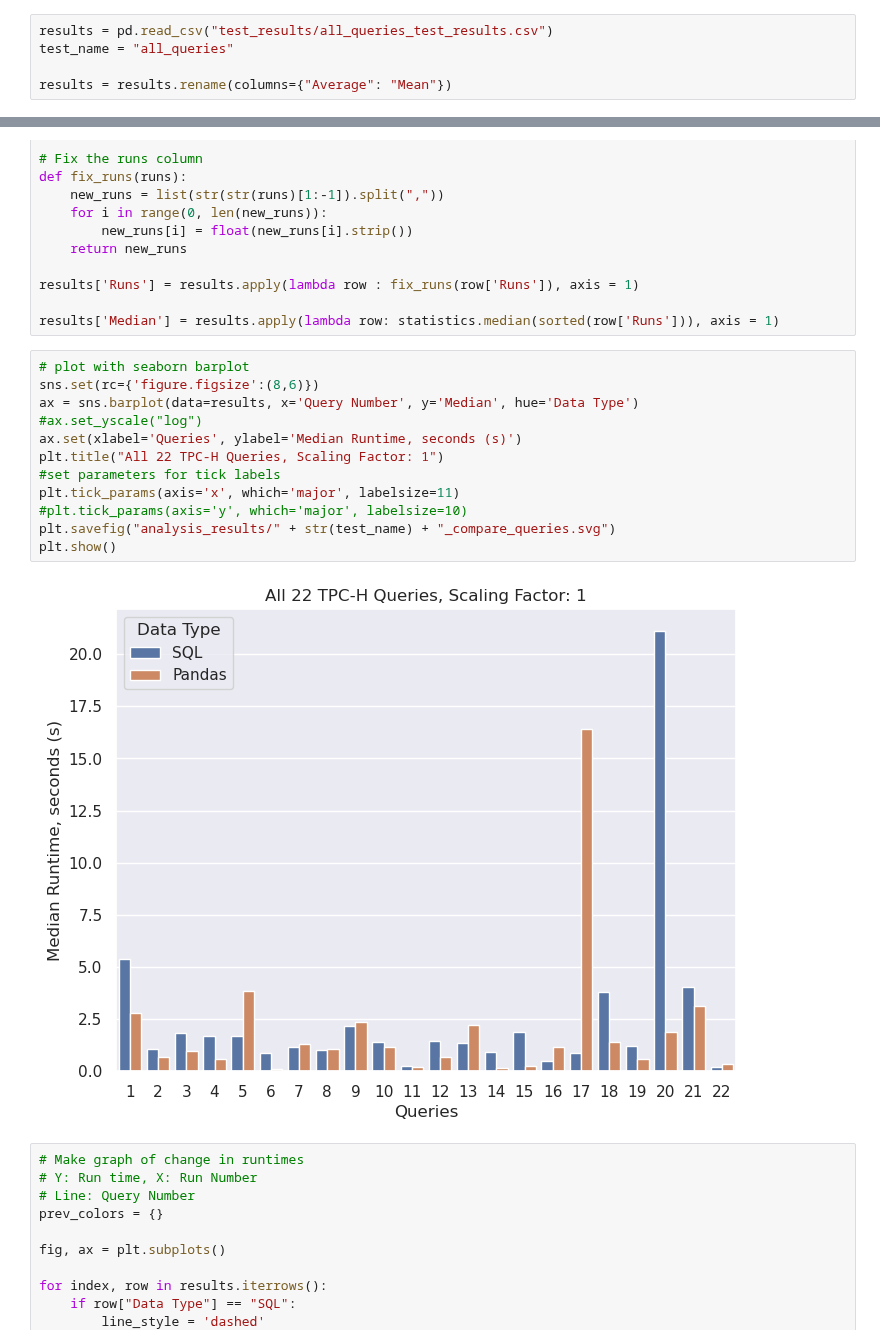
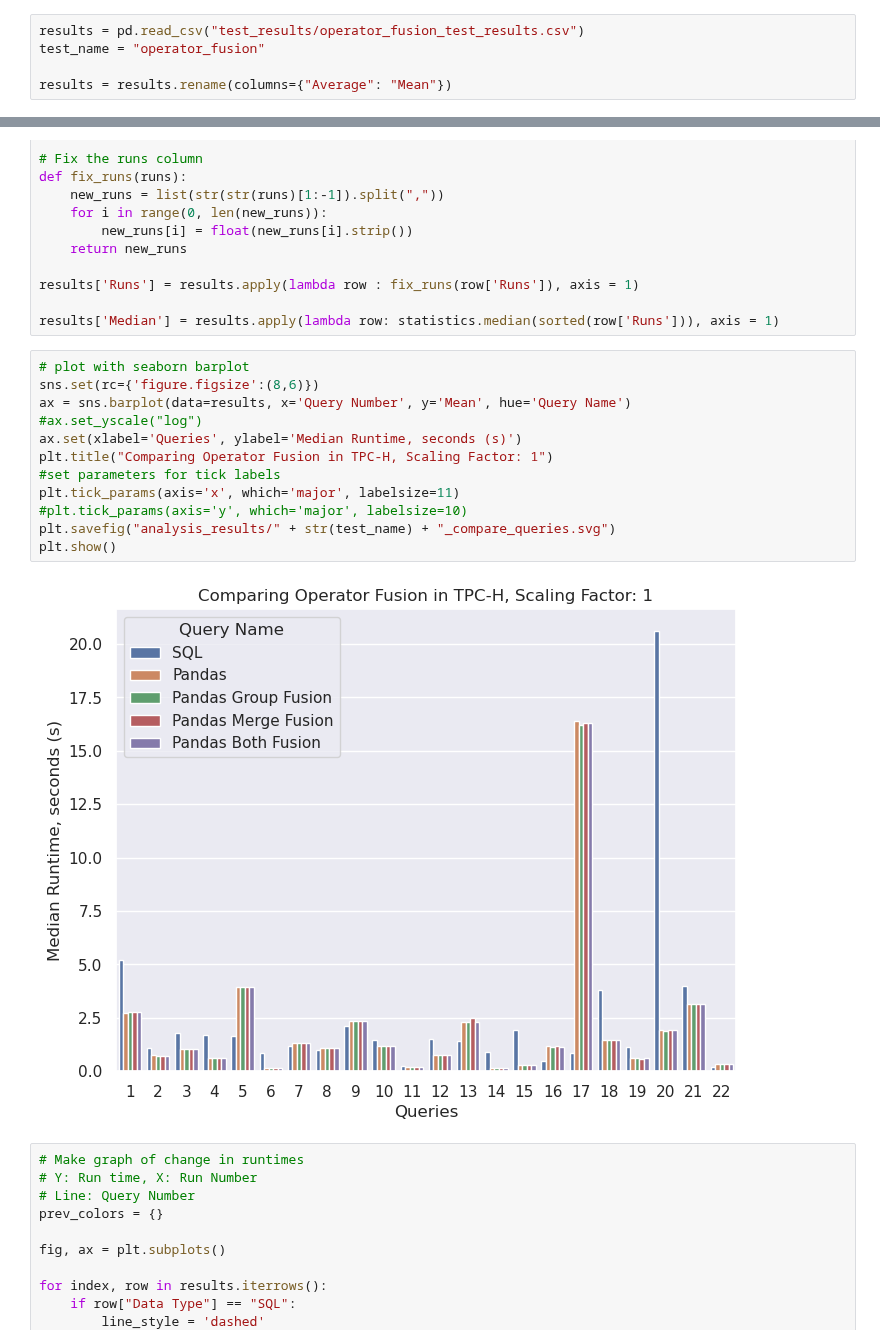
Before and after one commit to groegercesg/QueryBridge, a Jupyter notebook: benchmarking/analysis.ipynb, the cells around one changed output, grey strips where cells are left out. Saved outputs shown, nothing was run; the diff lists cells and outputs as text.

Commit message:
Operator Fusing added, checked all for correctness and found no issues, performed analysis and generated figures

```diff
--- a/benchmarking/analysis.ipynb
+++ b/benchmarking/analysis.ipynb
@@ -6,8 +6,8 @@ plt.style.use('ggplot')
 import seaborn as sns
 import statistics
 # %%
-results = pd.read_csv("test_results/all_queries_test_results.csv")
-test_name = "all_queries"
+results = pd.read_csv("test_results/operator_fusion_test_results.csv")
+test_name = "operator_fusion"
 
 results = results.rename(columns={"Average": "Mean"})
 # %%
@@ -40,17 +40,17 @@ results['Median'] = results.apply(lambda row: statistics.median(sorted(row['Runs
 # %%
 # plot with seaborn barplot
 sns.set(rc={'figure.figsize':(8,6)})
-ax = sns.barplot(data=results, x='Query Number', y='Median', hue='Data Type')
+ax = sns.barplot(data=results, x='Query Number', y='Mean', hue='Query Name')
 #ax.set_yscale("log")
 ax.set(xlabel='Queries', ylabel='Median Runtime, seconds (s)')
-plt.title("All 22 TPC-H Queries, Scaling Factor: 1")
+plt.title("Comparing Operator Fusion in TPC-H, Scaling Factor: 1")
 #set parameters for tick labels
 plt.tick_params(axis='x', which='major', labelsize=11)
 #plt.tick_params(axis='y', which='major', labelsize=10)
 plt.savefig("analysis_results/" + str(test_name) + "_compare_queries.svg")
 plt.show()
 # %% [output]
-[figure, old version]
+[figure, new version]
 # %%
 # Make graph of change in runtimes
 # Y: Run time, X: Run Number
```
Also changed, not shown: parts of 1 cell of this notebook, 4 other files.
